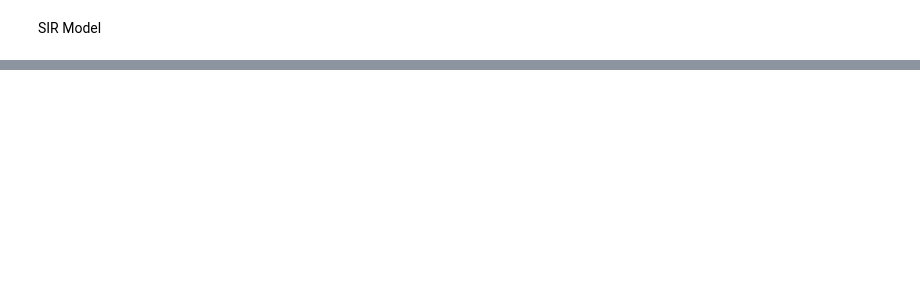
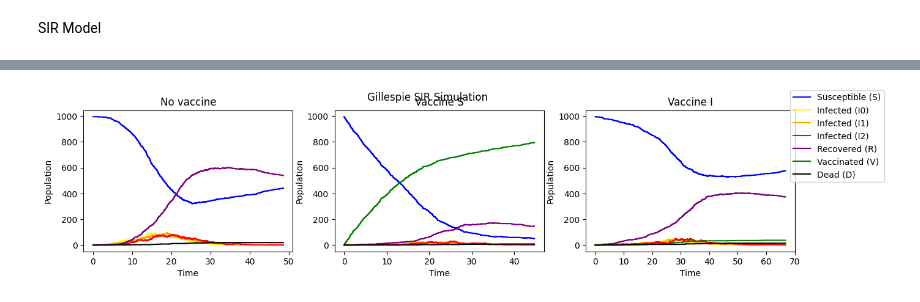
Before and after one commit to s224399/Stoc_sim_2k26, a Jupyter notebook: Project_2/Project2_Blanche.ipynb, the cells around one changed output, grey strips where cells are left out. Saved outputs shown, nothing was run; the diff lists cells and outputs as text; code cells hidden in the pictures; blank space fills up the shorter version.

Commit message:
update vaccines

```diff
--- a/Project_2/Project2_Blanche.ipynb
+++ b/Project_2/Project2_Blanche.ipynb
@@ -240,0 +84,11 @@ plt.show()
+# %%
+s_init = 995
+i0_init = 5
+r0 = 0
+beta = (0.3, 0.7)              # infection rates       beta=0.5
+gamma = 0.6                    # recovery rate         gamma=0.3
+mu = (0.01, 0.005)             # death rate
+nu = (0.05, 0.01)              # vaccination rates
+rho = (0.6, 0.6)               # evolution of the infection
+eta = 0.01                     # susceptible again
+t_tot = 10000
@@ -240,0 +509,45 @@ plt.show()
+# %%
+rng = np.random.default_rng(30)
+
+T_no, S_no, I0_no, I1_no, I2_no, R_no, D_no = gillespie_no_vaccine(s_init, i0_init, beta, gamma, mu, rho, eta, t_tot, rng)
+T_vacS, S_vacS, I0_vacS, I1_vacS, I2_vacS, R_vacS, V_vacS, D_vacS = gillespie_vaccineS(s_init, i0_init, beta, gamma, mu, nu, rho, eta, t_tot, rng)
+T_vacI, S_vacI, I0_vacI, I1_vacI, I2_vacI, R_vacI, V_vacI, D_vacI = gillespie_vaccineI(s_init, i0_init, beta, gamma, mu, nu, rho, eta, t_tot, rng)
+
+fig, axs = plt.subplots(1,3)
+
+axs[0].step(T_no, S_no, where='post', color='blue')
+axs[0].step(T_no, I0_no, where='post', color='yellow')
+axs[0].step(T_no, I1_no, where='post', color='orange')
+axs[0].step(T_no, I2_no, where='post', color='red')
+axs[0].step(T_no, R_no, where='post', color='purple')
+axs[0].step(T_no, D_no, where='post', color='black')
+axs[0].set_title("No vaccine")
+
+axs[1].step(T_vacS, S_vacS, where='post', color='blue')
+axs[1].step(T_vacS, I0_vacS, where='post', color='yellow')
+axs[1].step(T_vacS, I1_vacS, where='post', color='orange')
+axs[1].step(T_vacS, I2_vacS, where='post', color='red')
+axs[1].step(T_vacS, R_vacS, where='post', color='purple')
+axs[1].step(T_vacS, V_vacS, where='post', color='green')
+axs[1].step(T_vacS, D_vacS, where='post', color='black')
+axs[1].set_title("Vaccine S")
+
+axs[2].step(T_vacI, S_vacI, where='post', label='Susceptible (S)', color='blue')
+axs[2].step(T_vacI, I0_vacI, where='post', label='Infected (I0)', color='yellow')
+axs[2].step(T_vacI, I1_vacI, where='post', label='Infected (I1)', color='orange')
+axs[2].step(T_vacI, I2_vacI, where='post', label='Infected (I2)', color='red')
+axs[2].step(T_vacI, R_vacI, where='post', label='Recovered (R)', color='purple')
+axs[2].step(T_vacI, V_vacI, where='post', label='Vaccinated (V)', color='green')
+axs[2].step(T_vacI, D_vacI, where='post', label='Dead (D)', color='black')
+axs[2].set_title("Vaccine I")
+
+for ax in axs.flat:
+    ax.set(xlabel='Time', ylabel='Population')
+
+fig.set_figheight(3)
+fig.set_figwidth(15)
+fig.suptitle("Gillespie SIR Simulation")
+fig.legend()
+plt.show()
+# %% [output]
+[figure, added]
```
Also changed, not shown: parts of 6 cells of this notebook.
